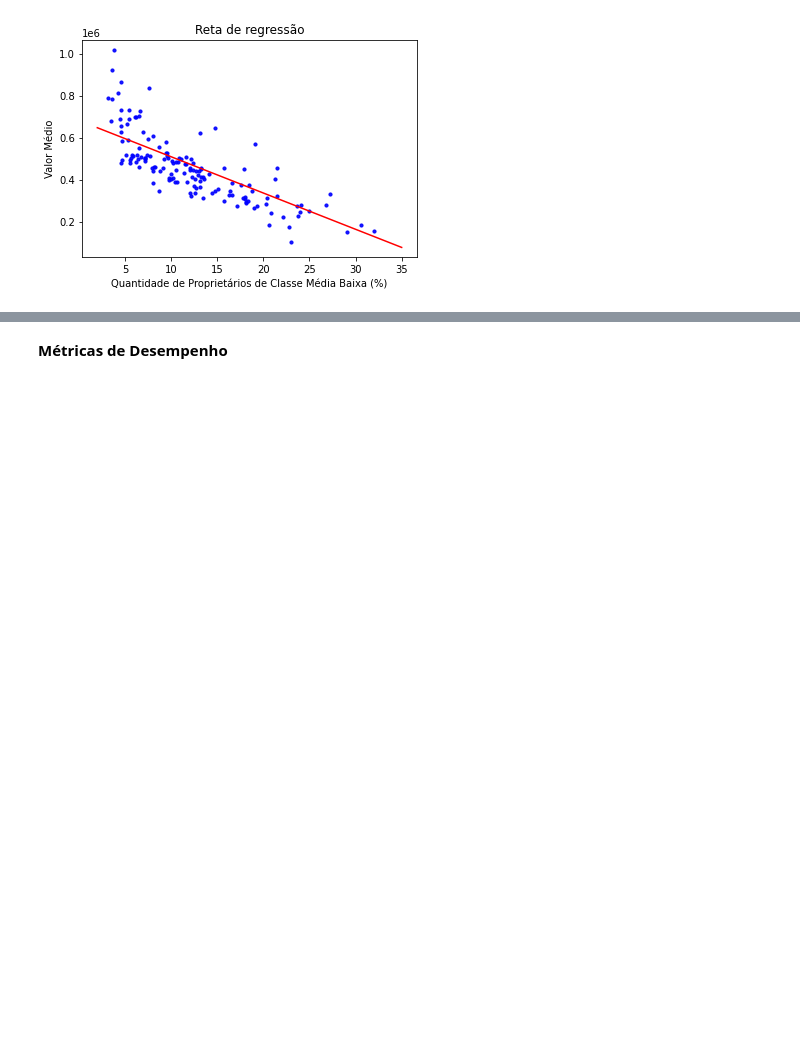
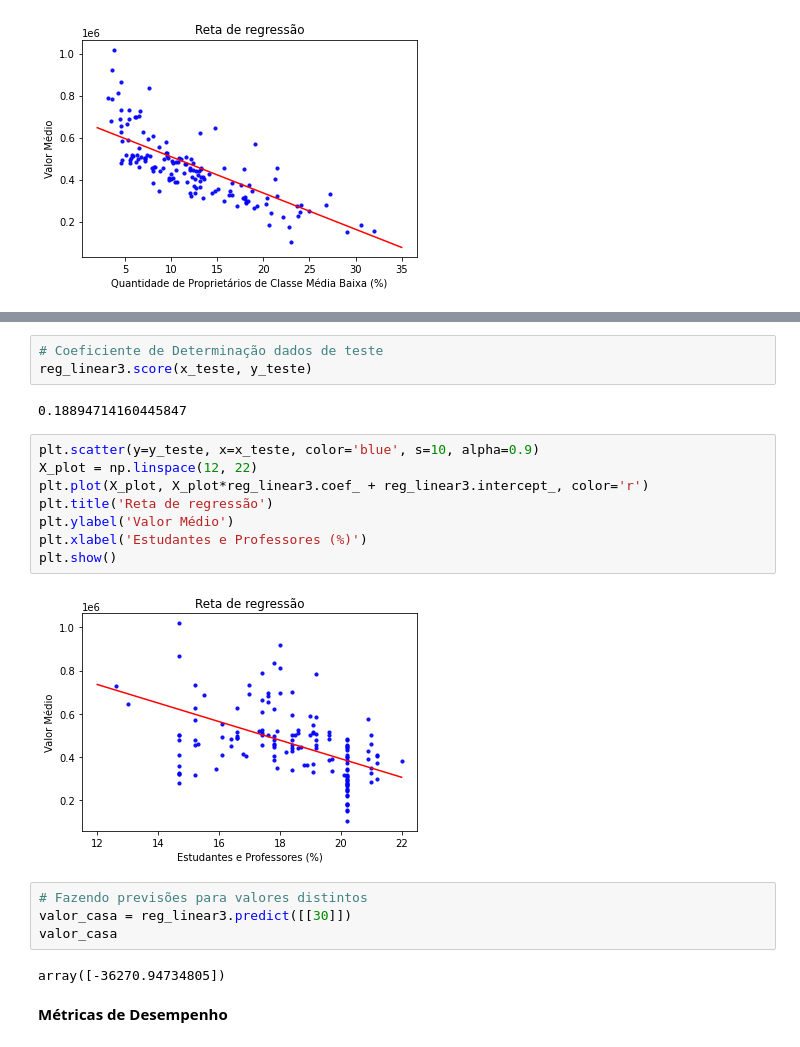
Before and after one commit to JessicaPortilio/Machine_Learning_Python, a Jupyter notebook: AprendizadoSupervisionado_Regressao/AprendizadoSupervisionado_Regressao.ipynb, the cells around one changed output, grey strips where cells are left out. Saved outputs shown, nothing was run; the diff lists cells and outputs as text; blank space fills up the shorter version.

```diff
--- a/AprendizadoSupervisionado_Regressao/AprendizadoSupervisionado_Regressao.ipynb
+++ b/AprendizadoSupervisionado_Regressao/AprendizadoSupervisionado_Regressao.ipynb
@@ -756,3 +960,24 @@ array([250383.99247685])
+# %%
+# Coeficiente de Determinação dados de teste
+reg_linear3.score(x_teste, y_teste)
+# %% [output]
+0.18894714160445847
+# %%
+plt.scatter(y=y_teste, x=x_teste, color='blue', s=10, alpha=0.9)
+X_plot = np.linspace(12, 22)
+plt.plot(X_plot, X_plot*reg_linear3.coef_ + reg_linear3.intercept_, color='r')
+plt.title('Reta de regressão')
+plt.ylabel('Valor Médio')
+plt.xlabel('Estudantes e Professores (%)')
+plt.show()
+# %% [output]
+[figure, added]
+# %%
+# Fazendo previsões para valores distintos
+valor_casa = reg_linear3.predict([[30]])
+valor_casa
+# %% [output]
+array([-36270.94734805])
 # %% [markdown]
 **Métricas de Desempenho**
 # %%
```
Also changed, not shown: parts of 357 cells of this notebook, 2 other files.
